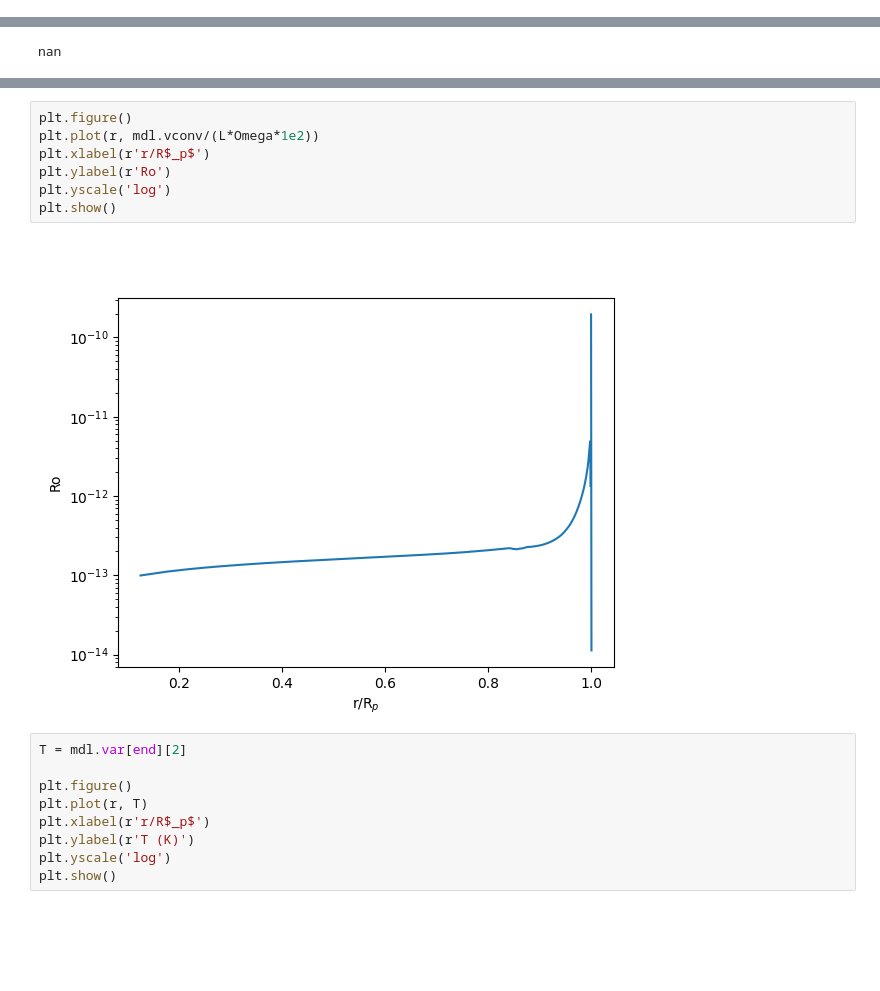
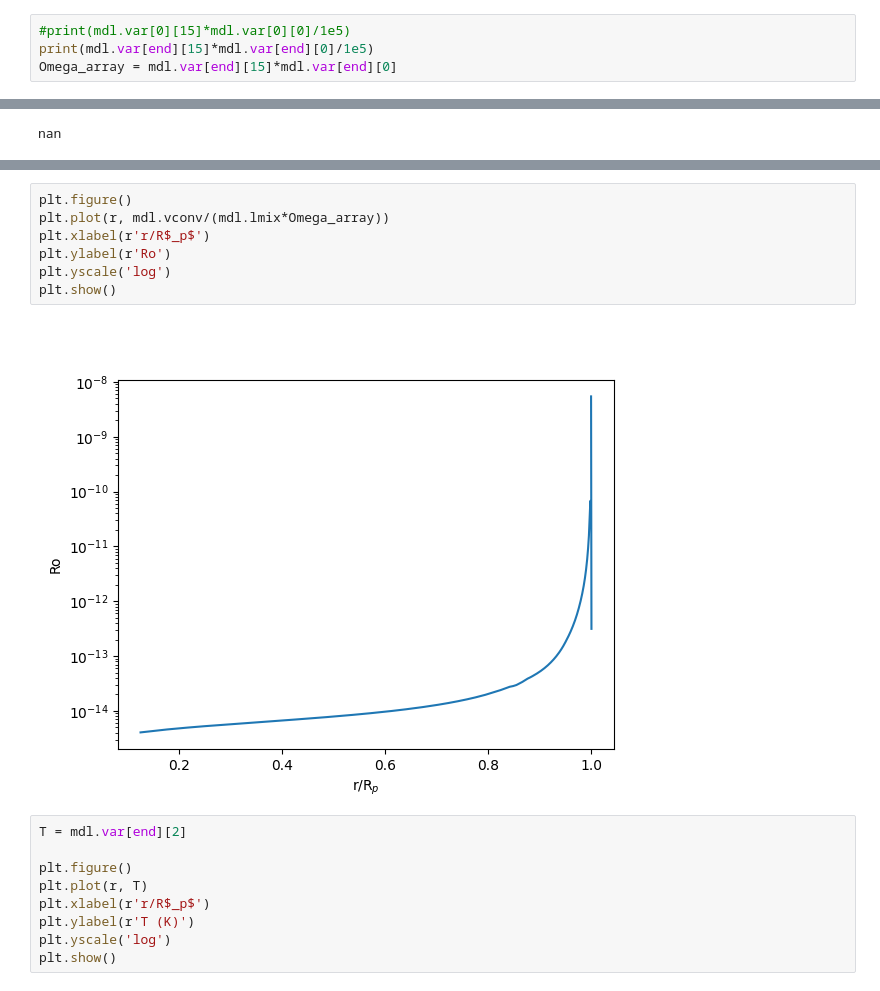
Before and after one commit to olwenrering/Gas-Dynamics-Project, a Jupyter notebook: test.ipynb, the cells around one changed output, grey strips where cells are left out. Cells and saved outputs as stored; diff of their text form; blank space fills up the shorter version.

Commit message:
added plots

```diff
--- a/test.ipynb
+++ b/test.ipynb
@@ -69,0 +88,4 @@ total angular velocity of planet = 5.0 km/s
+# %%
+#print(mdl.var[0][15]*mdl.var[0][0]/1e5)
+print(mdl.var[end][15]*mdl.var[end][0]/1e5)
+Omega_array = mdl.var[end][15]*mdl.var[end][0]
@@ -135,12 +187,12 @@ Mean Rossby nb = 2.561448557637619e-12
 # %%
 plt.figure()
-plt.plot(r, mdl.vconv/(L*Omega*1e2))
+plt.plot(r, mdl.vconv/(mdl.lmix*Omega_array))
 plt.xlabel(r'r/R$_p$')
 plt.ylabel(r'Ro')
 plt.yscale('log')
 plt.show()
 # %% [output]
-[figure, old version]
+[figure, new version]
 # %%
 T = mdl.var[end][2]
 
```
Also changed, not shown: parts of 19 cells of this notebook.
